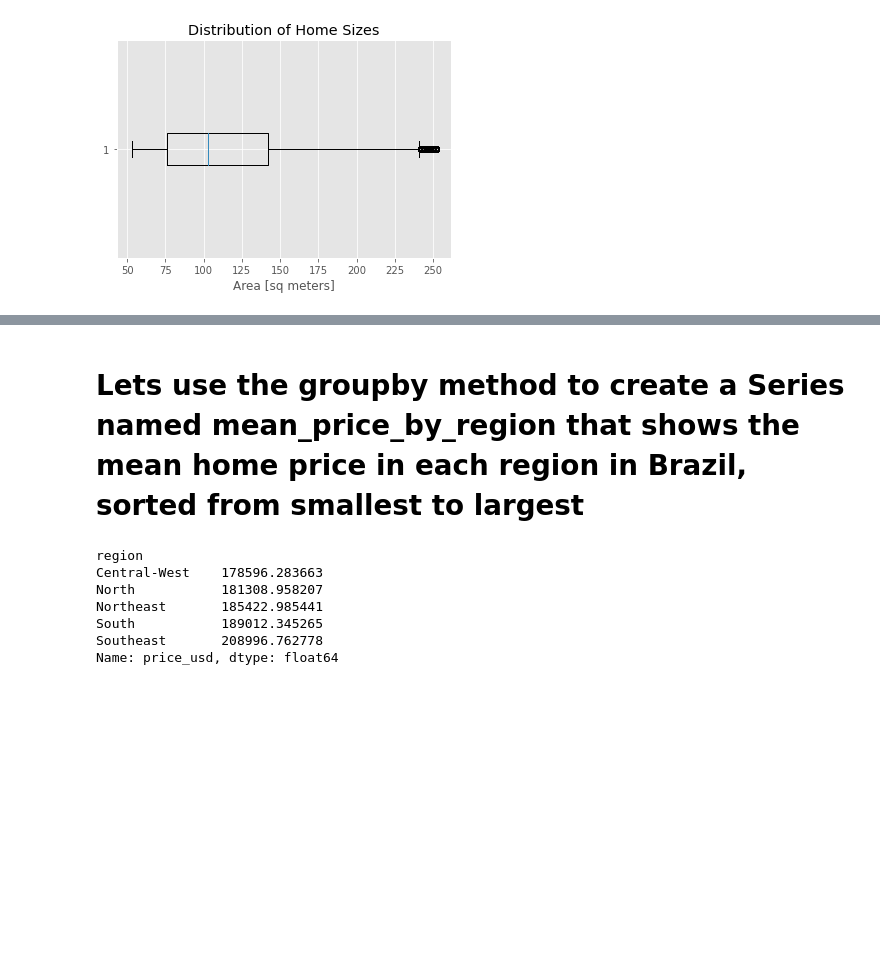
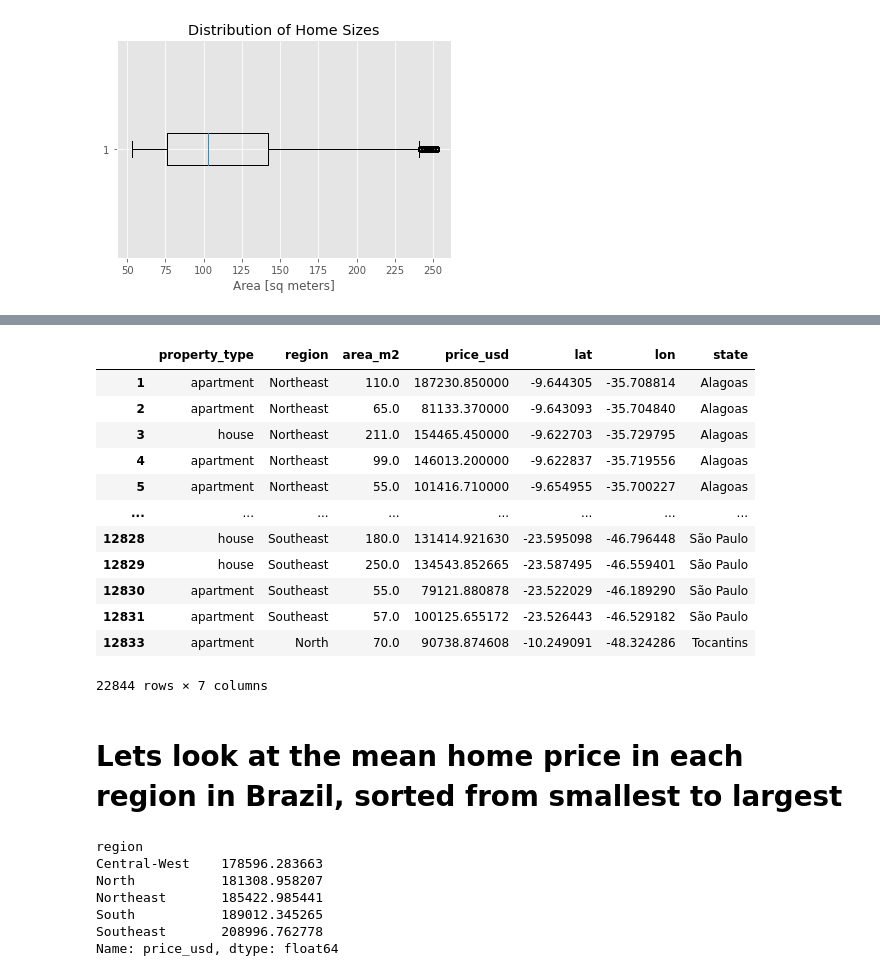
Before and after one commit to Harriet-ngomo/Real-estate-analysis-mexico-brazil, a Jupyter notebook: index.ipynb, the cells around one changed output, grey strips where cells are left out. Cells and saved outputs as stored; diff of their text form; code cells hidden in the pictures; blank space fills up the shorter version.

```diff
--- a/index.ipynb
+++ b/index.ipynb
@@ -1089,4 +1113,20 @@ plt.title("Distribution of Home Sizes");
+# %%
+df
+# %% [output]
+|  | property_type | region | area_m2 | price_usd | lat | lon | state |
+| 1 | apartment | Northeast | 110.0 | 187230.850000 | -9.644305 | -35.708814 | Alagoas |
+| 2 | apartment | Northeast | 65.0 | 81133.370000 | -9.643093 | -35.704840 | Alagoas |
+| 3 | house | Northeast | 211.0 | 154465.450000 | -9.622703 | -35.729795 | Alagoas |
+| 4 | apartment | Northeast | 99.0 | 146013.200000 | -9.622837 | -35.719556 | Alagoas |
+| 5 | apartment | Northeast | 55.0 | 101416.710000 | -9.654955 | -35.700227 | Alagoas |
+| ... | ... | ... | ... | ... | ... | ... | ... |
+| 12828 | house | Southeast | 180.0 | 131414.921630 | -23.595098 | -46.796448 | São Paulo |
+| 12829 | house | Southeast | 250.0 | 134543.852665 | -23.587495 | -46.559401 | São Paulo |
+| 12830 | apartment | Southeast | 55.0 | 79121.880878 | -23.522029 | -46.189290 | São Paulo |
+| 12831 | apartment | Southeast | 57.0 | 100125.655172 | -23.526443 | -46.529182 | São Paulo |
+| 12833 | apartment | North | 70.0 | 90738.874608 | -10.249091 | -48.324286 | Tocantins |
+22844 rows × 7 columns
 # %% [markdown]
-# Lets use the groupby method to create a Series named mean_price_by_region that shows the mean home price in each region in Brazil, sorted from smallest to largest
+# Lets look at the mean home price in each region in Brazil, sorted from smallest to largest
 # %%
 mean_price_by_region = df.groupby("region")["price_usd"].mean()
```
Also changed, not shown: parts of 25 cells of this notebook.
